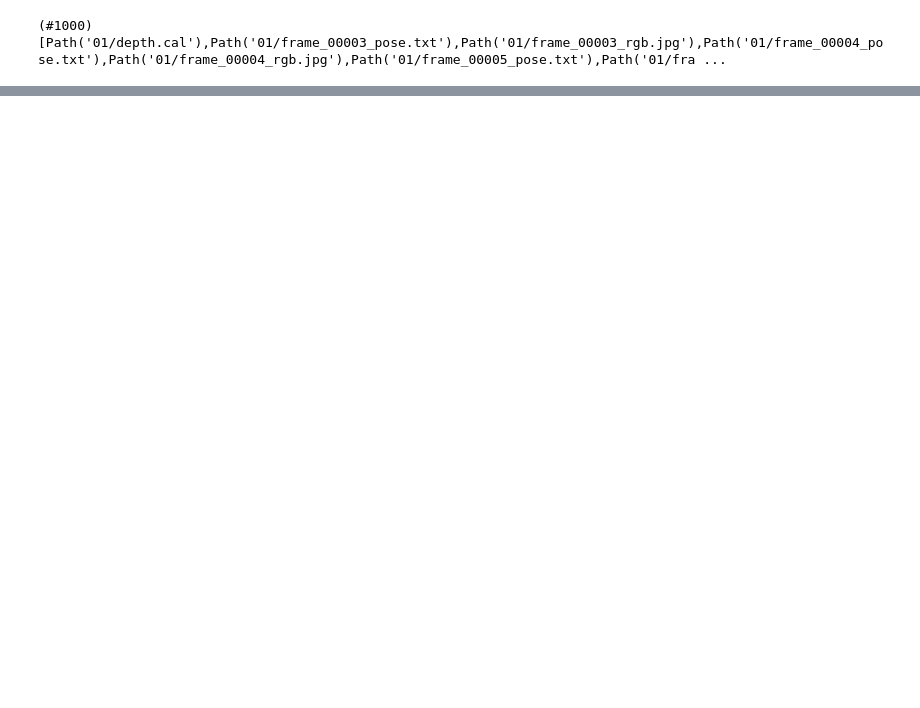
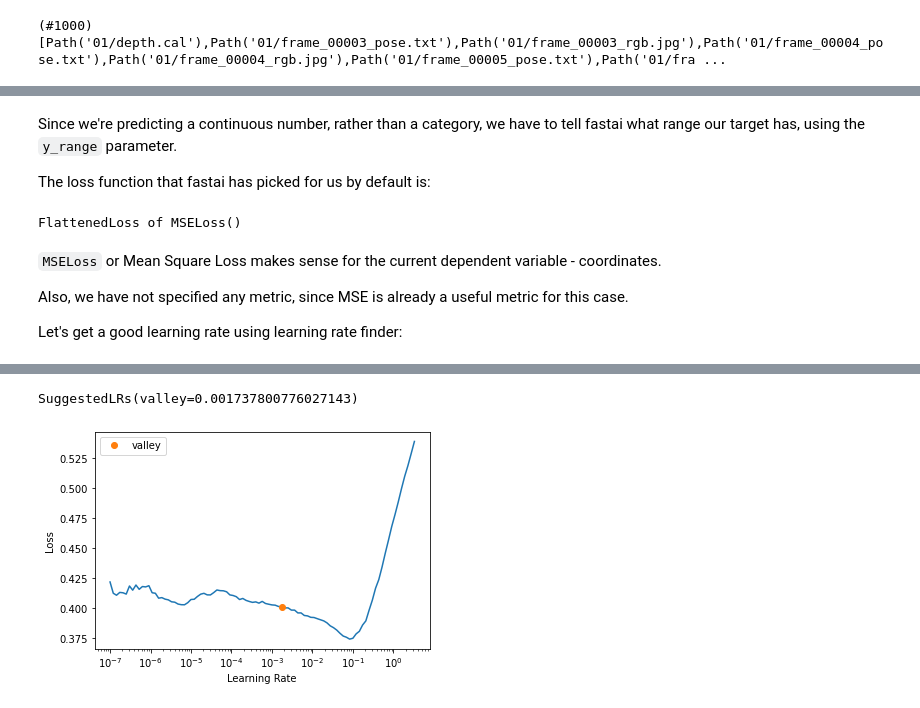
Before and after one commit to rohitnikam1/Fastai-projects, a Jupyter notebook: multi_label_classification_and_image_regression.ipynb, the cells around one changed output, grey strips where cells are left out. Drawn from its saved outputs; the diff is of its cells as text; code cells hidden in the pictures; blank space fills up the shorter version.

```diff
--- a/multi_label_classification_and_image_regression.ipynb
+++ b/multi_label_classification_and_image_regression.ipynb
@@ -341,0 +368,7 @@ len(get_image_files(path))
+# %%
+cal = np.genfromtxt(path/'01'/'rgb.cal', skip_footer=6)
+def get_ctr(f):
+    ctr = np.genfromtxt(img2pose(f), skip_header=3)
+    c1 = ctr[0] * cal[0][0]/ctr[2] + cal[0][2]
+    c2 = ctr[1] * cal[1][1]/ctr[2] + cal[1][2]
+    return tensor([c1,c2])
@@ -341,0 +387,8 @@ len(get_image_files(path))
+# %%
+biwi = DataBlock(blocks=(ImageBlock, PointBlock),
+                 get_items=get_image_files,
+                 get_y=get_ctr,
+                 splitter=FuncSplitter(lambda o: o.parent.name=='13'),
+                 batch_tfms=[*aug_transforms(size=(240,320)),
+                             Normalize.from_stats(*imagenet_stats)]
+                 )
@@ -341,0 +397,3 @@ len(get_image_files(path))
+# %%
+dls = biwi.dataloaders(path)
+dls.show_batch(max_n=9, figsize=(8,6))
@@ -341,0 +417,2 @@ len(get_image_files(path))
+# %%
+learn = cnn_learner(dls, resnet18, y_range=(-1,1))
@@ -341,0 +421,17 @@ len(get_image_files(path))
+# %% [markdown]
+Since we're predicting a continuous number, rather than a category, we have to tell fastai what range our target has, using the `y_range` parameter.
+
+The loss function that fastai has picked for us by default is:
+# %%
+dls.loss_func
+# %% [output]
+FlattenedLoss of MSELoss()
+# %% [markdown]
+`MSELoss` or Mean Square Loss makes sense for the current dependent variable - coordinates.
+
+Also, we have not specified any metric, since MSE is already a useful metric for this case.
+
+Let's get a good learning rate using learning rate finder:
+# %%
+learn.lr_find()
+# %% [output]
@@ -341,0 +439,2 @@ len(get_image_files(path))
+SuggestedLRs(valley=0.001737800776027143)
+[figure, added]
```
Also changed, not shown: parts of 27 cells of this notebook.
